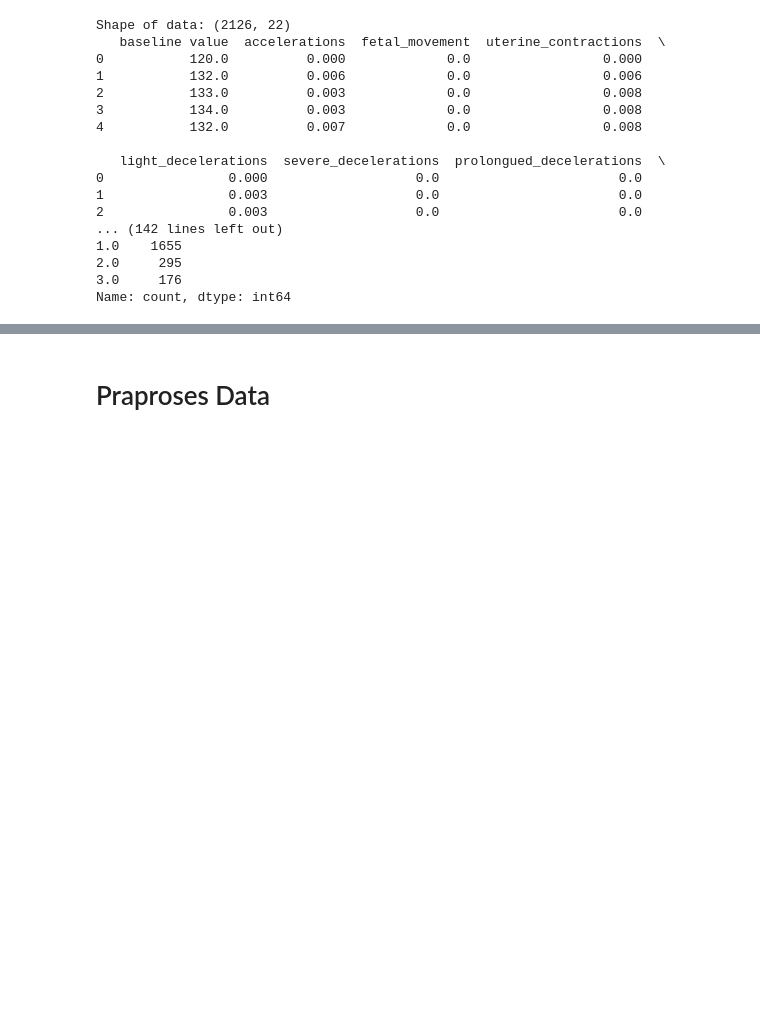
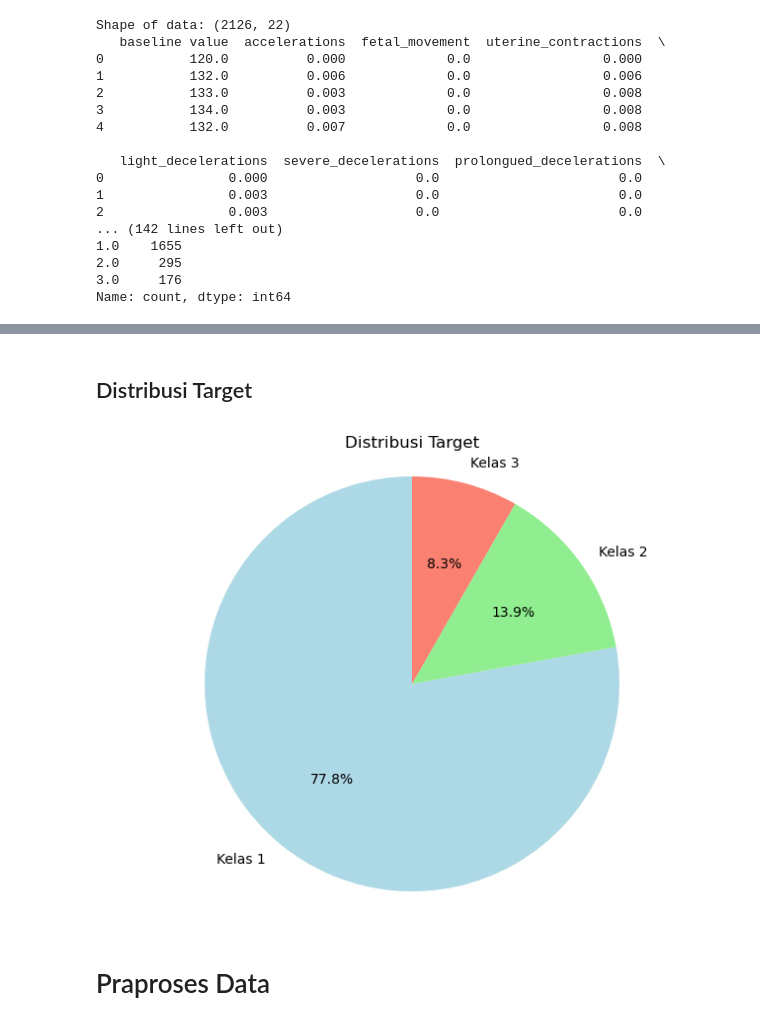
Before and after one commit to wildanjr19/5th-college, a Jupyter notebook: Jaringan Syaraf Tiruan/project/Classification_Fetal.ipynb, the cells around one changed output, grey strips where cells are left out. Saved outputs shown, nothing was run; the diff lists cells and outputs as text; code cells hidden in the pictures; blank space fills up the shorter version.

```diff
--- a/Jaringan Syaraf Tiruan/project/Classification_Fetal.ipynb
+++ b/Jaringan Syaraf Tiruan/project/Classification_Fetal.ipynb
@@ -58,3 +68,17 @@ Name: count, dtype: int64
+# %% [markdown]
+## Distribusi Target
+# %%
+# Visualisasi Distribusi Target dengan Pie Chart
+target_counts = data['fetal_health'].value_counts()
+labels = [f'Kelas {int(k)}' for k in target_counts.index]
+
+plt.figure(figsize=(8, 6))
+plt.pie(target_counts, labels=labels, autopct='%1.1f%%', startangle=90, colors=['lightblue', 'lightgreen', 'salmon'])
+plt.title('Distribusi Target')
+plt.axis('equal')
+plt.show()
+# %% [output]
+[figure, added]
 # %% [markdown]
 # Praproses Data
 # %% [markdown]
```
Also changed, not shown: parts of 2 cells of this notebook.
